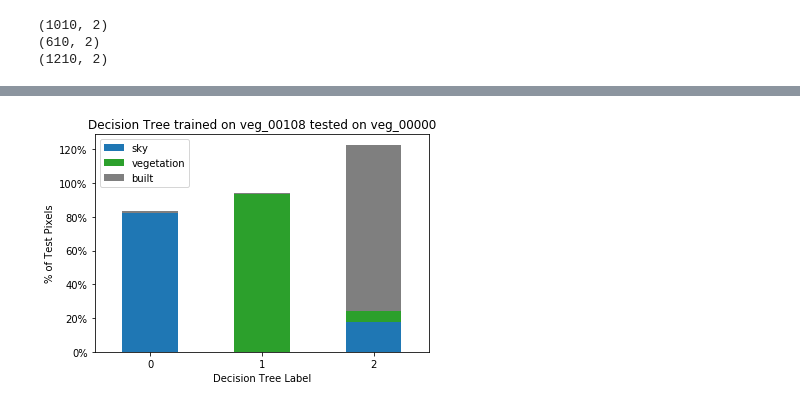
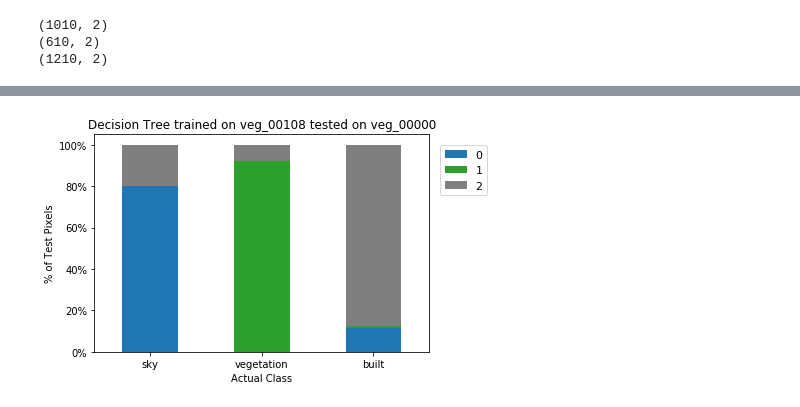
Before and after one commit to faridqamar/uo_vegetation, a Jupyter notebook: veg_pix_decision_tree.ipynb, the cells around one changed output, grey strips where cells are left out. Drawn from its saved outputs; the diff is of its cells as text; code cells hidden in the pictures.

```diff
--- a/veg_pix_decision_tree.ipynb
+++ b/veg_pix_decision_tree.ipynb
@@ -675,0 +685,7 @@ print(df_test)
+# %%
+import pandas as pd
+
+pixel_names = ['sky', 'vegetation', 'built']
+df_test_norm0 = pd.DataFrame([sky_dict_norm0, veg_dict_norm0, blt_dict_norm0], index=pixel_names)
+df_test_norm0 = df_test_norm0.transpose()
+print(df_test_norm0)
@@ -675,0 +724,25 @@ print(df_test)
+# %%
+cm_norm0 = np.array([df_test_norm0['sky'].values, df_test_norm0['vegetation'].values, df_test_norm0['built'].values])
+classes = ['sky', 'veg', 'built']
+
+fig, ax = plt.subplots()
+im = ax.imshow(cm_norm0, interpolation='nearest', cmap=plt.cm.Blues)
+ax.figure.colorbar(im, ax=ax)
+ax.set(xticks=np.arange(cm_norm0.shape[1]),
+      yticks=np.arange(cm_norm0.shape[0]),
+      xticklabels=classes, yticklabels=classes,
+      title='Normalized Confusion Matrix',
+      ylabel='True label',
+      xlabel='Predicted label')
+plt.setp(ax.get_xticklabels(), rotation=45, ha="right",
+        rotation_mode="anchor")
+fmt = '.2f'
+thresh = cm_norm0.max() / 2
+for i in range(cm_norm0.shape[0]):
+    for j in range(cm_norm0.shape[1]):
+        ax.text(j, i, format(cm_norm0[i, j], fmt),
+               ha="center", va="center",
+               color="white" if cm_norm0[i, j] > thresh else "black")
+fig.tight_layout()
+plt.show()
+fig.savefig("./output/plots/7_decision_tree_norm_confusion_matrix_of_veg_00000.png")
@@ -676,14 +751,17 @@ print(df_test)
 # %%
+df_test_norm0 = df_test_norm0.transpose()
 import matplotlib.pyplot as plt
 from matplotlib.ticker import FuncFormatter
 %matplotlib inline
 
-ax = df_test.plot.bar(rot=0, stacked=True, color=['tab:blue', 'tab:green', 'tab:grey'])
-formatter = FuncFormatter(lambda counts_veg, pos: "%d%%" % (counts_veg))
+ax = df_test_norm0.plot.bar(rot=0, stacked=True, color=['tab:blue', 'tab:green', 'tab:grey'])
+formatter = FuncFormatter(lambda counts_veg_norm0, pos: "%d%%" % (counts_veg_norm0))
 ax.yaxis.set_major_formatter(formatter)
-plt.xlabel('Decision Tree Label')
+plt.xlabel('Actual Class')
 plt.ylabel('% of Test Pixels')
 plt.title('Decision Tree trained on veg_00108 tested on veg_00000')
+plt.legend(bbox_to_anchor=(1,1), loc=2, borderaxespad=1.0, prop={'size':11})
 plt.show()
+fig.savefig("./output/plots/8_decision_tree_class_prediction_error_of_veg_00000.png")
 # %% [output]
-[figure, old version]
+[figure, new version]
```
Also changed, not shown: parts of 9 cells of this notebook, 4 other files.
